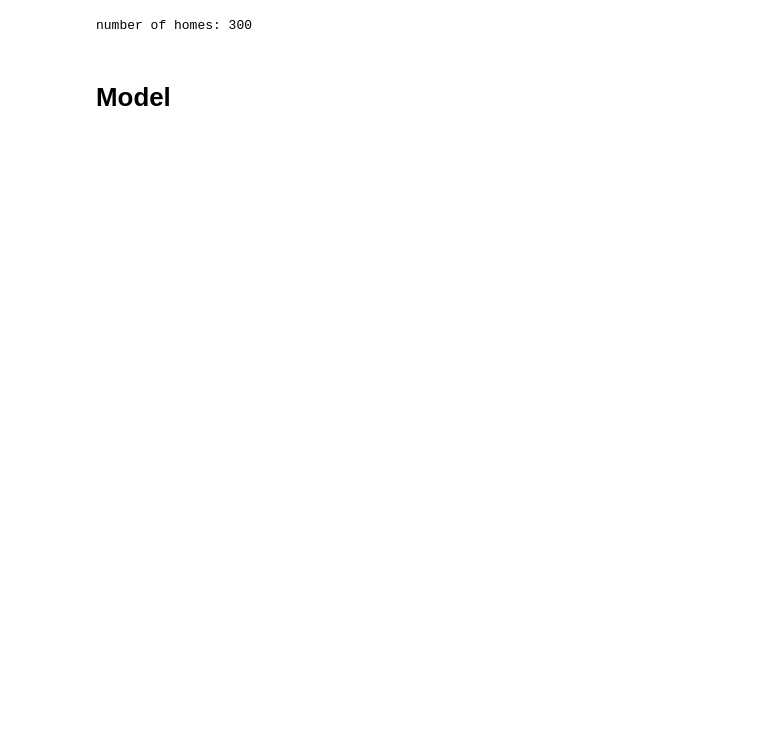
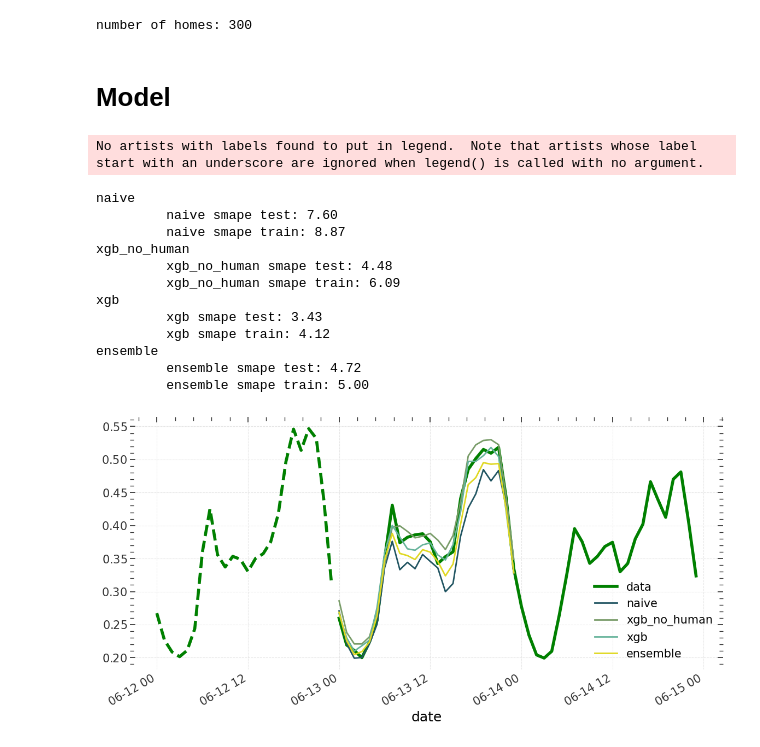
Before and after one commit to SergeiDBykov/swarm_energAIser, a Jupyter notebook: 3_models/2_london/3_london_darts_model.ipynb, the cells around one changed output. Saved outputs shown, nothing was run; the diff lists cells and outputs as text; code cells hidden in the pictures; blank space fills up the shorter version.

```diff
--- a/3_models/2_london/3_london_darts_model.ipynb
+++ b/3_models/2_london/3_london_darts_model.ipynb
@@ -77,10 +76,10 @@ twitter_covariate = TimeSeries.from_dataframe(london_twitter, freq = 'H')
 #datetime encodings (normalized)
 datetime_covatiates = concatenate(
     [
-        dt_attr(time_index = target_orig, attribute =  "hour", one_hot = False, cyclic = False )/24,
-        dt_attr(time_index = target_orig, attribute =  "day_of_week", one_hot = False, cyclic = False )/7,
-        dt_attr(time_index = target_orig, attribute =  "month", one_hot = False, cyclic = False )/12,
-        dt_attr(time_index = target_orig, attribute =  "day_of_year", one_hot = False, cyclic = False )/365,
+        dt_attr(time_index = target_orig, attribute =  "hour", one_hot = False, cyclic = True )/24,
+        dt_attr(time_index = target_orig, attribute =  "day_of_week", one_hot = False, cyclic = True )/7,
+        dt_attr(time_index = target_orig, attribute =  "month", one_hot = False, cyclic = True )/12,
+        dt_attr(time_index = target_orig, attribute =  "day_of_year", one_hot = False, cyclic = True )/365,
     ],
     axis="component",
 )
@@ -121,7 +120,7 @@ def predict_london(timestamp = '2013-03-07', horizon = 24*7):
 
 
 
-        cov_args = {"future_covariates": [datetime_covatiates,hodidays_covariates],
+        cov_args = {"future_covariates": [datetime_covatiates,hodidays_covariates, temperature_covariate],
                 "past_covariates": [twitter_covariate],}
 
         xgb_args = {'learning_rate' : 0.065, 'n_estimators': 350, 'max_depth': 3, 'verbosity': 0, 'n_jobs': 4}
@@ -130,8 +129,15 @@ def predict_london(timestamp = '2013-03-07', horizon = 24*7):
         model.fit(train, **cov_args)
 
 
+
+        model_no_human = XGBModel(lags_future_covariates = lags_horizon_future , lags_past_covariates=None,
+                                        **xgb_args)
+
+        model_no_human.fit(train, future_covariates = [datetime_covatiates, temperature_covariate])
+
         output_dict = {'naive': {'model': model_naive},
                 'xgb': {'model': model},
+                'xgb_no_human': {'model': model_no_human},
                 }
 
 
@@ -165,4 +171,36 @@ def predict_london(timestamp = '2013-03-07', horizon = 24*7):
 
 
         return output_dict
+# %%
+results = predict_london('2013-06-13', horizon = 24)
+# %%
+%matplotlib inline
+fig,  ax =  plt.subplots( figsize = (14,6))
+
+results['train'].tail(24).plot(ax = ax, label = '_', lw = 4, alpha =0.1, color = 'green', ls = '--')
+results['test'].head(168).plot(ax = ax, label = 'data', lw = 4, alpha =0.1, color = 'green')
+
+
+for model_name in ['naive', 'xgb_no_human', 'xgb',  'ensemble']:
+    print(model_name)
+    results[model_name]['pred_test'].plot(ax = ax, label = model_name, lw = 2, alpha =0.4)
+    smape_model = results[model_name]['smape_test']
+    print(f"\t {model_name} smape test: {smape_model:.2f}")
+    smape_model_train = results[model_name]['smape_train']
+    print(f"\t {model_name} smape train: {smape_model_train:.2f}")
+# %% [output]
+No artists with labels found to put in legend.  Note that artists whose label start with an underscore are ignored when legend() is called with no argument.
+naive
+         naive smape test: 7.60
+         naive smape train: 8.87
+xgb_no_human
+         xgb_no_human smape test: 4.48
+         xgb_no_human smape train: 6.09
+xgb
+         xgb smape test: 3.43
+         xgb smape train: 4.12
+ensemble
+         ensemble smape test: 4.72
+         ensemble smape train: 5.00
+[figure, added]
 # %%
```
Also changed, not shown: parts of 9 cells of this notebook, 1 other file.
